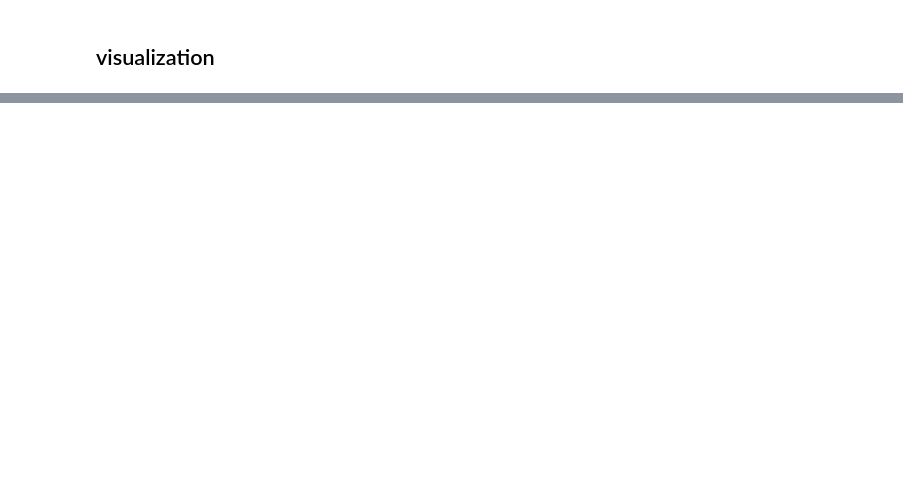
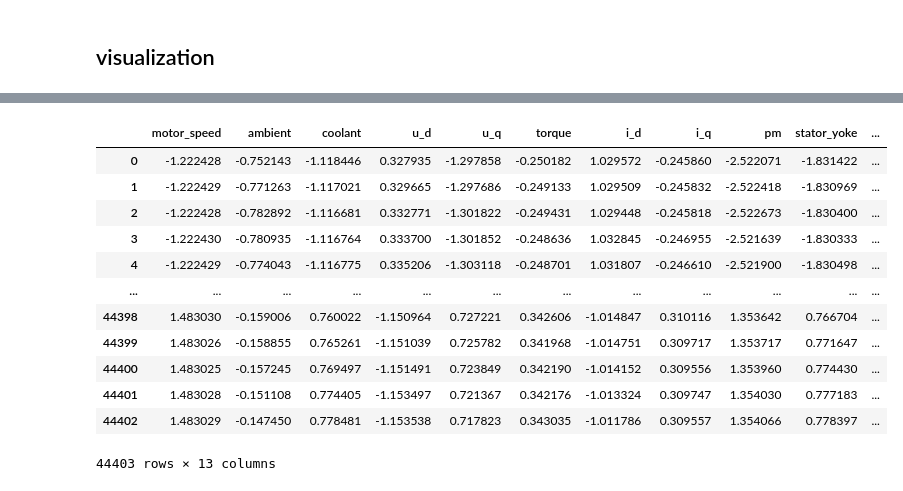
Before and after one commit to kalyanimane/project-file, a Jupyter notebook: electric_motor_prediction.ipynb, the cells around one changed output, grey strips where cells are left out. Cells and saved outputs as stored; diff of their text form; code cells hidden in the pictures; blank space fills up the shorter version.

```diff
--- a/electric_motor_prediction.ipynb
+++ b/electric_motor_prediction.ipynb
@@ -330,0 +592,19 @@ plt.show()
+# %%
+Project_Data=Project_Data[['motor_speed','ambient', 'coolant', 'u_d', 'u_q', 'torque', 'i_d',
+       'i_q', 'pm', 'stator_yoke', 'stator_tooth', 'stator_winding',
+       'profile_id']]
+Project_Data
+# %% [output]
+|  | motor_speed | ambient | coolant | u_d | u_q | torque | i_d | i_q | pm | stator_yoke | ... |
+| 0 | -1.222428 | -0.752143 | -1.118446 | 0.327935 | -1.297858 | -0.250182 | 1.029572 | -0.245860 | -2.522071 | -1.831422 | ... |
+| 1 | -1.222429 | -0.771263 | -1.117021 | 0.329665 | -1.297686 | -0.249133 | 1.029509 | -0.245832 | -2.522418 | -1.830969 | ... |
+| 2 | -1.222428 | -0.782892 | -1.116681 | 0.332771 | -1.301822 | -0.249431 | 1.029448 | -0.245818 | -2.522673 | -1.830400 | ... |
+| 3 | -1.222430 | -0.780935 | -1.116764 | 0.333700 | -1.301852 | -0.248636 | 1.032845 | -0.246955 | -2.521639 | -1.830333 | ... |
+| 4 | -1.222429 | -0.774043 | -1.116775 | 0.335206 | -1.303118 | -0.248701 | 1.031807 | -0.246610 | -2.521900 | -1.830498 | ... |
+| ... | ... | ... | ... | ... | ... | ... | ... | ... | ... | ... | ... |
+| 44398 | 1.483030 | -0.159006 | 0.760022 | -1.150964 | 0.727221 | 0.342606 | -1.014847 | 0.310116 | 1.353642 | 0.766704 | ... |
+| 44399 | 1.483026 | -0.158855 | 0.765261 | -1.151039 | 0.725782 | 0.341968 | -1.014751 | 0.309717 | 1.353717 | 0.771647 | ... |
+| 44400 | 1.483025 | -0.157245 | 0.769497 | -1.151491 | 0.723849 | 0.342190 | -1.014152 | 0.309556 | 1.353960 | 0.774430 | ... |
+| 44401 | 1.483028 | -0.151108 | 0.774405 | -1.153497 | 0.721367 | 0.342176 | -1.013324 | 0.309747 | 1.354030 | 0.777183 | ... |
+| 44402 | 1.483029 | -0.147450 | 0.778481 | -1.153538 | 0.717823 | 0.343035 | -1.011786 | 0.309557 | 1.354066 | 0.778397 | ... |
+44403 rows × 13 columns
```
Also changed, not shown: parts of 98 cells of this notebook.
